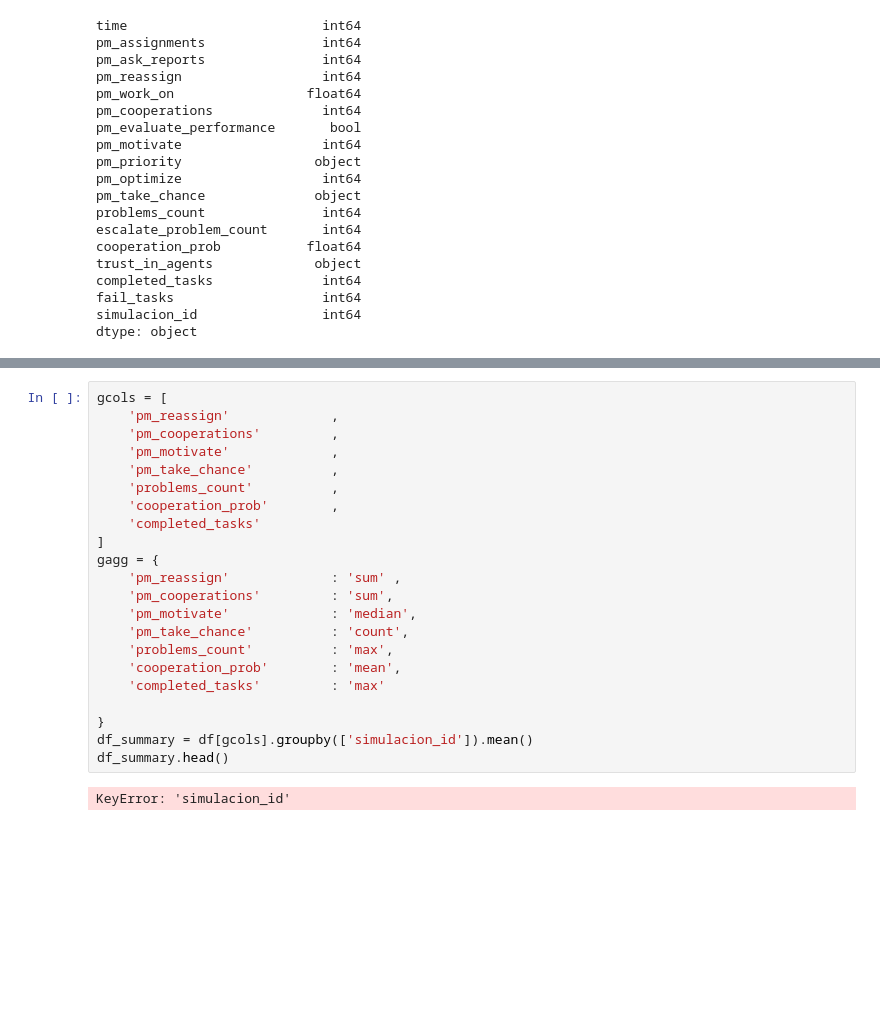
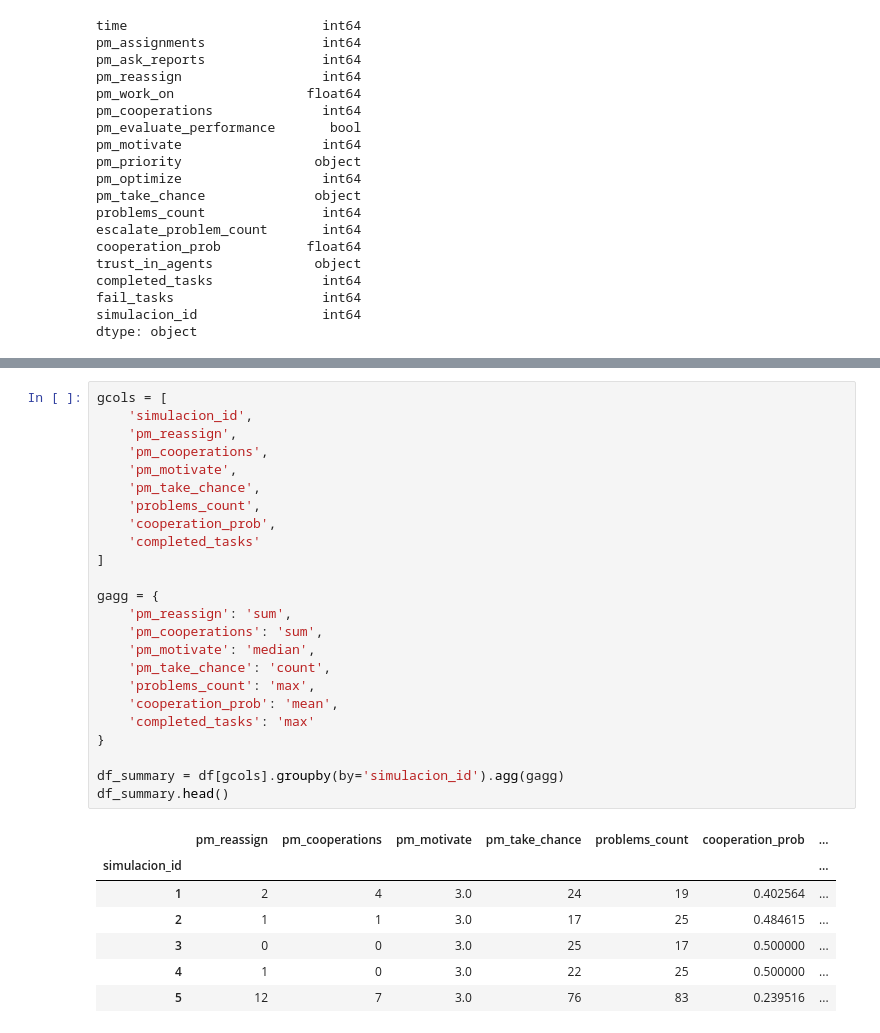
Before and after one commit to roo1202/ProjectManager, a Jupyter notebook: Data_Analysis.ipynb, the cells around one changed output, grey strips where cells are left out. Cells and saved outputs as stored; diff of their text form; blank space fills up the shorter version.

```diff
--- a/Data_Analysis.ipynb
+++ b/Data_Analysis.ipynb
@@ -105,24 +111,32 @@ plt.show()
 # %%
 gcols = [
-    'pm_reassign'             ,
-    'pm_cooperations'         ,
-    'pm_motivate'             ,
-    'pm_take_chance'          ,
-    'problems_count'          ,
-    'cooperation_prob'        ,
+    'simulacion_id',
+    'pm_reassign',
+    'pm_cooperations',
+    'pm_motivate',
+    'pm_take_chance',
+    'problems_count',
+    'cooperation_prob',
     'completed_tasks'
 ]
+
 gagg = {
-    'pm_reassign'             : 'sum' ,
-    'pm_cooperations'         : 'sum',
-    'pm_motivate'             : 'median',
-    'pm_take_chance'          : 'count',
-    'problems_count'          : 'max',
-    'cooperation_prob'        : 'mean',
-    'completed_tasks'         : 'max'
+    'pm_reassign': 'sum',
+    'pm_cooperations': 'sum',
+    'pm_motivate': 'median',
+    'pm_take_chance': 'count',
+    'problems_count': 'max',
+    'cooperation_prob': 'mean',
+    'completed_tasks': 'max'
+}
 
-}
-df_summary = df[gcols].groupby(['simulacion_id']).mean()
+df_summary = df[gcols].groupby(by='simulacion_id').agg(gagg)
 df_summary.head()
 # %% [output]
-KeyError: 'simulacion_id'
+|  | pm_reassign | pm_cooperations | pm_motivate | pm_take_chance | problems_count | cooperation_prob | ... |
+| simulacion_id |  |  |  |  |  |  | ... |
+| 1 | 2 | 4 | 3.0 | 24 | 19 | 0.402564 | ... |
+| 2 | 1 | 1 | 3.0 | 17 | 25 | 0.484615 | ... |
+| 3 | 0 | 0 | 3.0 | 25 | 17 | 0.500000 | ... |
+| 4 | 1 | 0 | 3.0 | 22 | 25 | 0.500000 | ... |
+| 5 | 12 | 7 | 3.0 | 76 | 83 | 0.239516 | ... |
```
Also changed, not shown: parts of 12 cells of this notebook, 4 other files.
